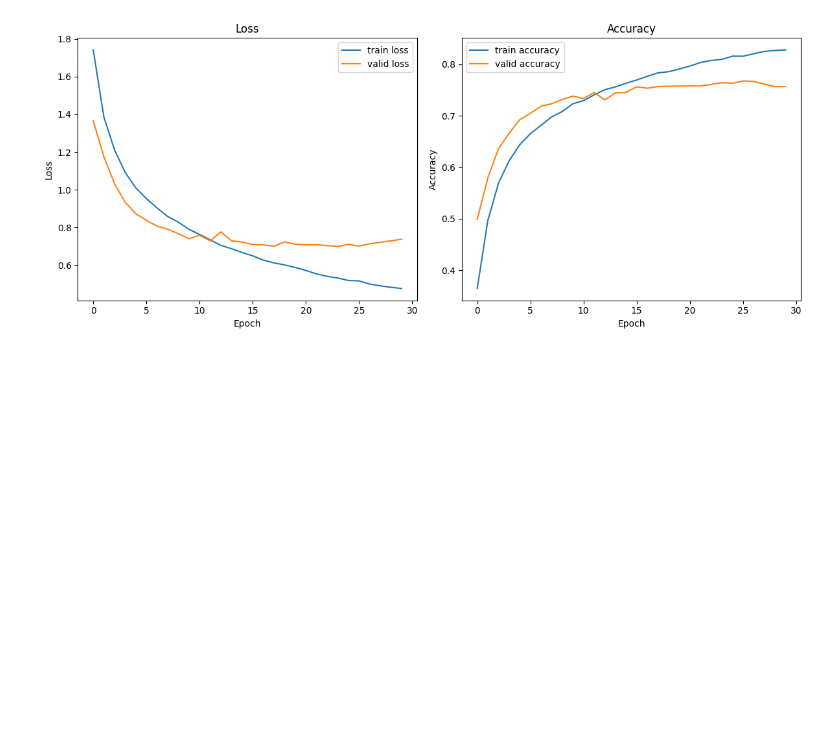
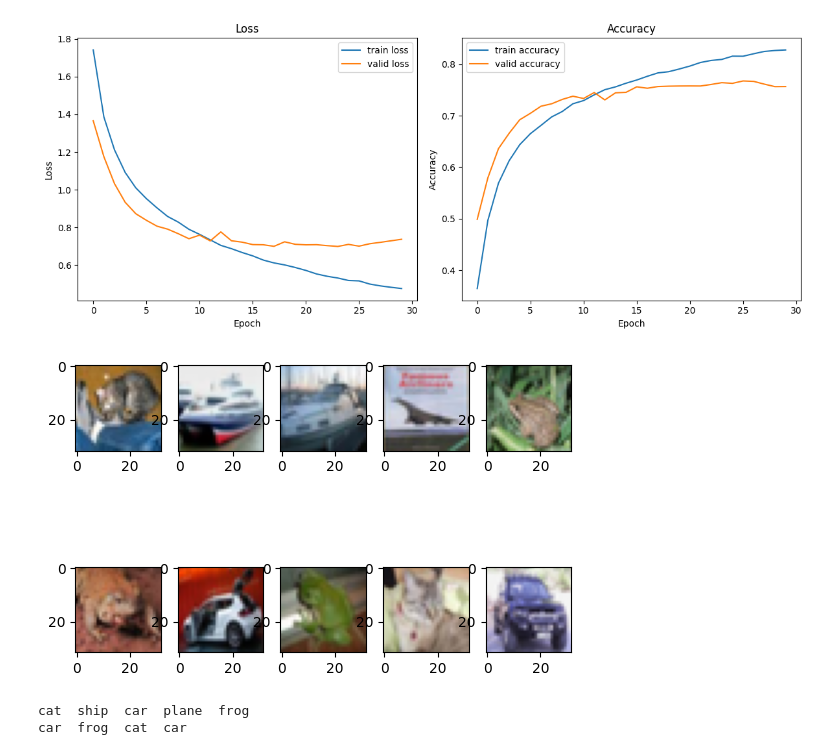
Before and after one commit to KENTAROSZK/convolution, a Jupyter notebook: 3_3_convolution.ipynb, the cells around one changed output. Cells and saved outputs as stored; diff of their text form; code cells hidden in the pictures; blank space fills up the shorter version.

```diff
--- a/3_3_convolution.ipynb
+++ b/3_3_convolution.ipynb
@@ -301,3 +301,37 @@ plt.tight_layout()
 plt.show()
 # %% [output]
 [figure]
+# %%
+for i in range(10):
+    data = testset[i][0]
+    data_p = torch.permute(data, (1,2,0))
+    plt.subplot(2,5, i+1)
+    plt.imshow(data_p)
+plt.show()
+
+
+
+
+for images, labels in testloader:
+    images, labels = images.to(device), labels.to(device)
+    break
+
+
+model.eval()
+with torch.no_grad():
+    outputs = model(images[:10])
+    preds = outputs.argmax(dim=1)
+    preds = preds.to("cpu").numpy().copy()
+
+    answer = ""
+
+    for i, pred in enumerate(preds):
+        if i == 5:
+            answer += "\n"
+        else:
+            answer += str(classes[pred]) + "  "
+print(answer)
+# %% [output]
+[figure, added]
+cat  ship  car  plane  frog
+car  frog  cat  car
```
